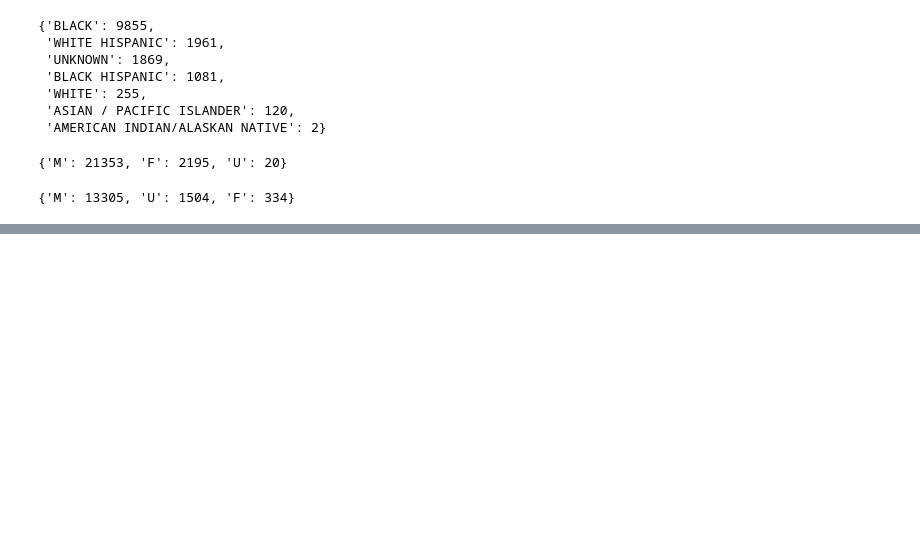
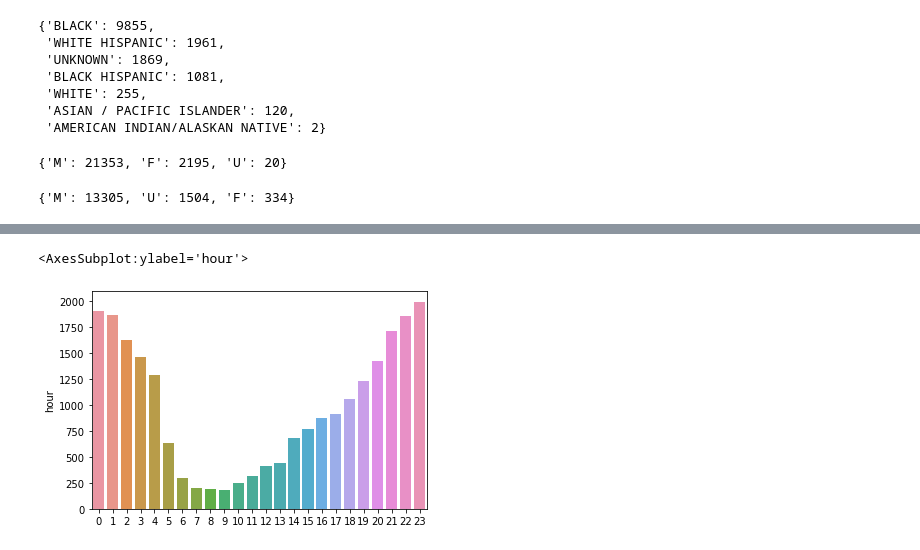
Before and after one commit to fredrikbw/ADS-Group-Project, a Jupyter notebook: Example.ipynb, the cells around one changed output, grey strips where cells are left out. Saved outputs shown, nothing was run; the diff lists cells and outputs as text; code cells hidden in the pictures; blank space fills up the shorter version.

```diff
--- a/Example.ipynb
+++ b/Example.ipynb
@@ -107,0 +182,2 @@ perp_sex_count
+# %%
+hour_plot = pd.DataFrame(df['hour'].value_counts())
@@ -107,0 +192,5 @@ perp_sex_count
+# %%
+sns.barplot(x=hour_plot.index, y=hour_plot['hour'])
+# %% [output]
+<AxesSubplot:ylabel='hour'>
+[figure, added]
```
Also changed, not shown: parts of 27 cells of this notebook, 1 other file.
